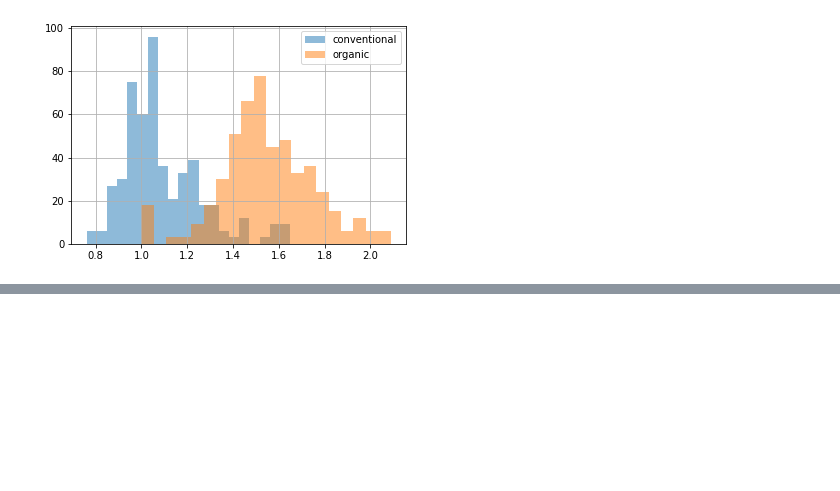
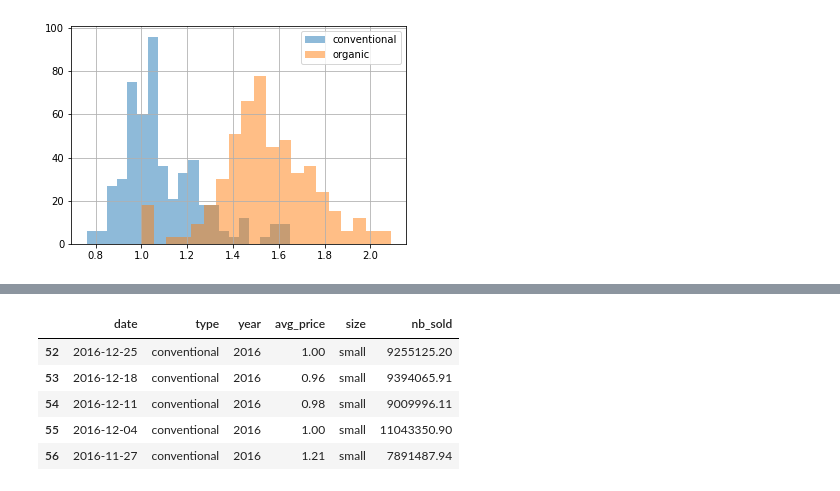
Before and after one commit to edneide/data_manipulation_with_pandas, a Jupyter notebook: 04_visualizacao_de_dados.ipynb, the cells around one changed output, grey strips where cells are left out. Drawn from its saved outputs; the diff is of its cells as text; code cells hidden in the pictures; blank space fills up the shorter version.

```diff
--- a/04_visualizacao_de_dados.ipynb
+++ b/04_visualizacao_de_dados.ipynb
@@ -223,0 +274,10 @@ plt.show()
+# %%
+avocados_2016 = avocados[avocados['year']==2016]
+avocados_2016.head()
+# %% [output]
+|  | date | type | year | avg_price | size | nb_sold |
+| 52 | 2016-12-25 | conventional | 2016 | 1.00 | small | 9255125.20 |
+| 53 | 2016-12-18 | conventional | 2016 | 0.96 | small | 9394065.91 |
+| 54 | 2016-12-11 | conventional | 2016 | 0.98 | small | 9009996.11 |
+| 55 | 2016-12-04 | conventional | 2016 | 1.00 | small | 11043350.90 |
+| 56 | 2016-11-27 | conventional | 2016 | 1.21 | small | 7891487.94 |
```
Also changed, not shown: parts of 13 cells of this notebook.
